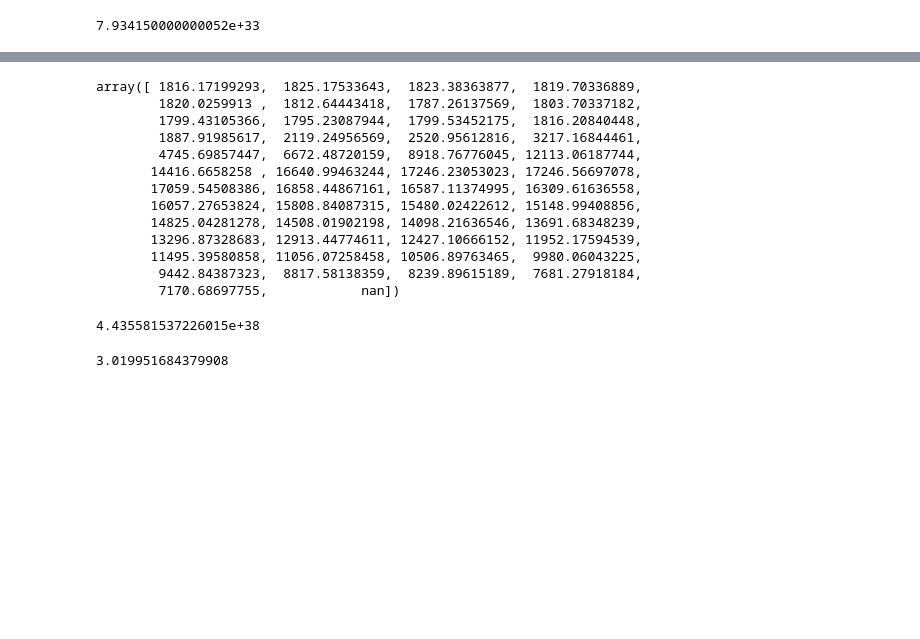
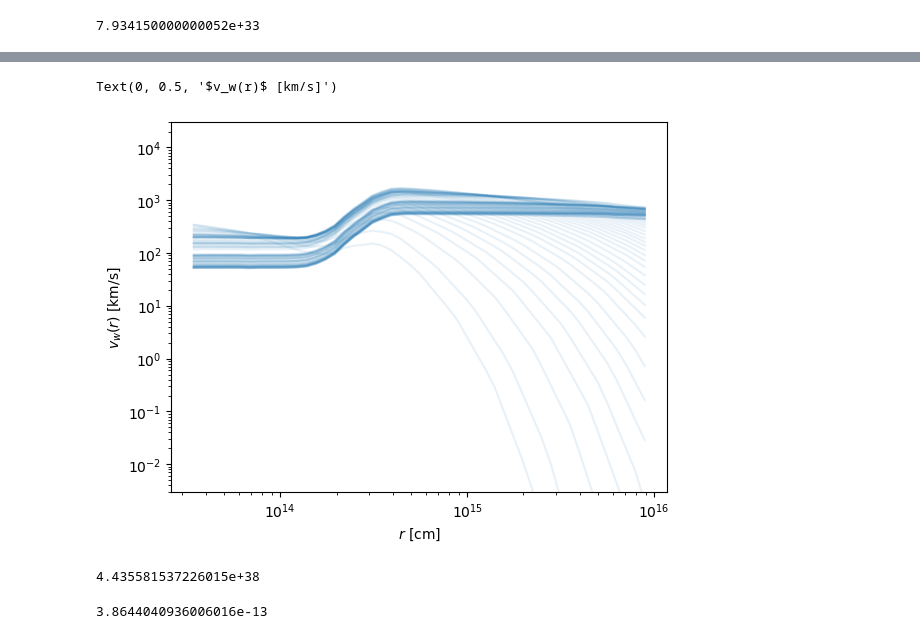
Before and after one commit to yenhsunlin/CSM_DP, a Jupyter notebook: time_and_position_integrations.ipynb, the cells around one changed output, grey strips where cells are left out. Cells and saved outputs as stored; diff of their text form; code cells hidden in the pictures; blank space fills up the shorter version.

```diff
--- a/time_and_position_integrations.ipynb
+++ b/time_and_position_integrations.ipynb
@@ -862,26 +879,29 @@ plt.savefig('vw_per_layer.png',bbox_inches='tight')
 # %%
-)
+mask_sn = sn1987a_gamma_data[sn1987a_gamma_data.T[1]<2e-12]
+sn_gamma_interp = interp1d(np.log10(mask_sn.T[0]),np.log10(mask_sn.T[1]),kind='linear',bounds_error=False,fill_value=np.nan)
+def sn_gamma(mAp):
+    log_mAp = np.log10(mAp)
+    return 10**sn_gamma_interp(log_mAp)
 # %%
-np.array(v_layer)*300000
+for i in range(80):
+    mAp = mAp_masses[i]
+    eps = sn_gamma(mAp)
+    vw_list = [np.sqrt(2 * energy_deposition(i,r,eps,SN_profile='LS220') / CSM_dM(r,SN_name='SN 2023ixf'))*300000 for r in CSM_radii]
+    plt.plot(CSM_radii,vw_list,color='C0',alpha=0.1)
+plt.xscale('log')
+plt.yscale('log')
+plt.ylim(3e-3,3e4)
+plt.xlabel(r'$r$ [cm]')
+plt.ylabel(r'$v_w(r)$ [km/s]')
+#plt.savefig('vw_r.pdf',bbox_inches='tight')
 # %% [output]
-array([ 1816.17199293,  1825.17533643,  1823.38363877,  1819.70336889,
-        1820.0259913 ,  1812.64443418,  1787.26137569,  1803.70337182,
-        1799.43105366,  1795.23087944,  1799.53452175,  1816.20840448,
-        1887.91985617,  2119.24956569,  2520.95612816,  3217.16844461,
-        4745.69857447,  6672.48720159,  8918.76776045, 12113.06187744,
-       14416.6658258 , 16640.99463244, 17246.23053023, 17246.56697078,
-       17059.54508386, 16858.44867161, 16587.11374995, 16309.61636558,
-       16057.27653824, 15808.84087315, 15480.02422612, 15148.99408856,
-       14825.04281278, 14508.01902198, 14098.21636546, 13691.68348239,
-       13296.87328683, 12913.44774611, 12427.10666152, 11952.17594539,
-       11495.39580858, 11056.07258458, 10506.89763465,  9980.06043225,
-        9442.84387323,  8817.58138359,  8239.89615189,  7681.27918184,
-        7170.68697755,            nan])
+Text(0, 0.5, '$v_w(r)$ [km/s]')
+[figure, added]
 # %%
 CSM_dM(1e14,SN_name='SN 2023ixf') * 8.9876e20
 # %% [output]
 4.435581537226015e+38
 # %%
-mAp_axis[16]
+sn_gamma(100)
 # %% [output]
-3.019951684379908
+3.8644040936006016e-13
```
Also changed, not shown: parts of 22 cells of this notebook, 20 other files.
